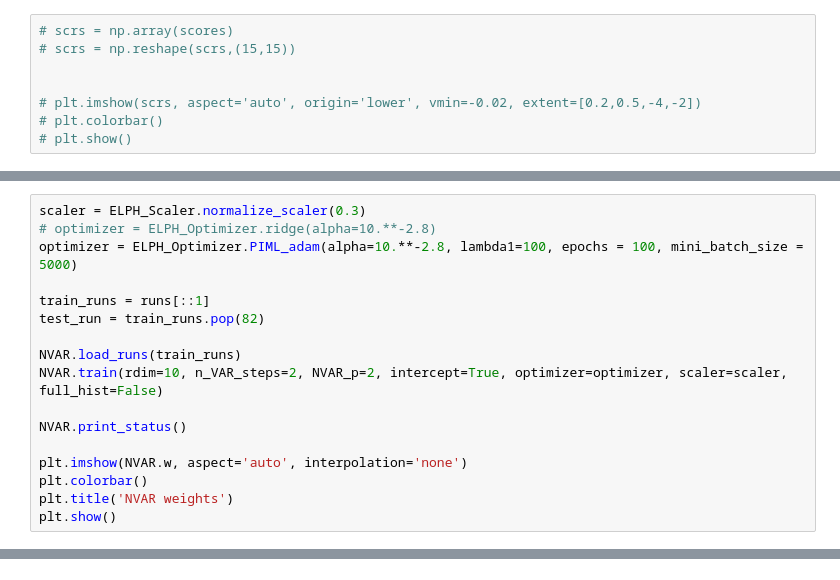
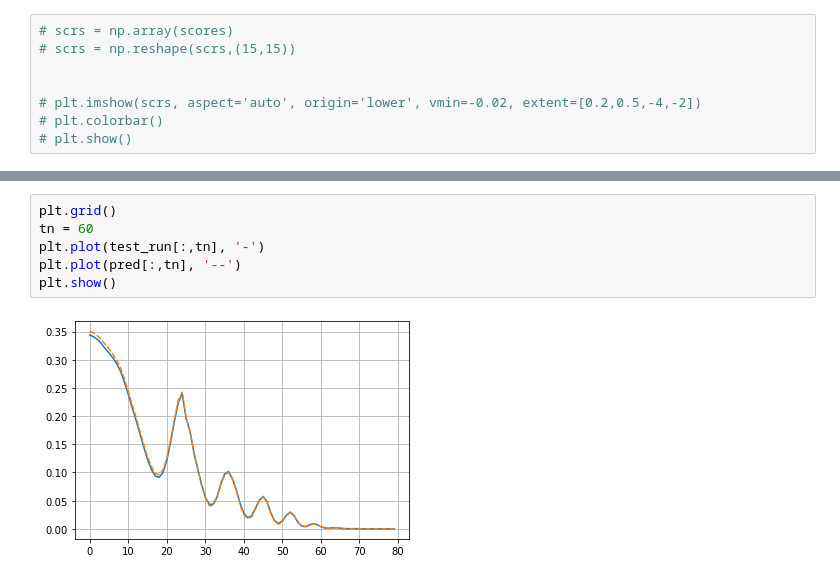
Before and after one commit to stmeinecke/derrom, a Jupyter notebook: ELPH-ML_NVAR.ipynb, the cells around one changed output, grey strips where cells are left out. Cells and saved outputs as stored; diff of their text form.

```diff
--- a/ELPH-ML_NVAR.ipynb
+++ b/ELPH-ML_NVAR.ipynb
@@ -289,17 +257,0 @@ plt.show()
-# %%
-scaler = ELPH_Scaler.normalize_scaler(0.3)
-# optimizer = ELPH_Optimizer.ridge(alpha=10.**-2.8)
-optimizer = ELPH_Optimizer.PIML_adam(alpha=10.**-2.8, lambda1=100, epochs = 100, mini_batch_size = 5000)
-
-train_runs = runs[::1]
-test_run = train_runs.pop(82)
-
-NVAR.load_runs(train_runs)
-NVAR.train(rdim=10, n_VAR_steps=2, NVAR_p=2, intercept=True, optimizer=optimizer, scaler=scaler, full_hist=False)
-
-NVAR.print_status()
-
-plt.imshow(NVAR.w, aspect='auto', interpolation='none')
-plt.colorbar()
-plt.title('NVAR weights')
-plt.show()
@@ -366,0 +258,8 @@ NVAR error:  0.13097211865758096
+# %%
+plt.grid()
+tn = 60
+plt.plot(test_run[:,tn], '-')
+plt.plot(pred[:,tn], '--')
+plt.show()
+# %% [output]
+[figure, added]
```
Also changed, not shown: parts of 5 cells of this notebook, 1 other file.
